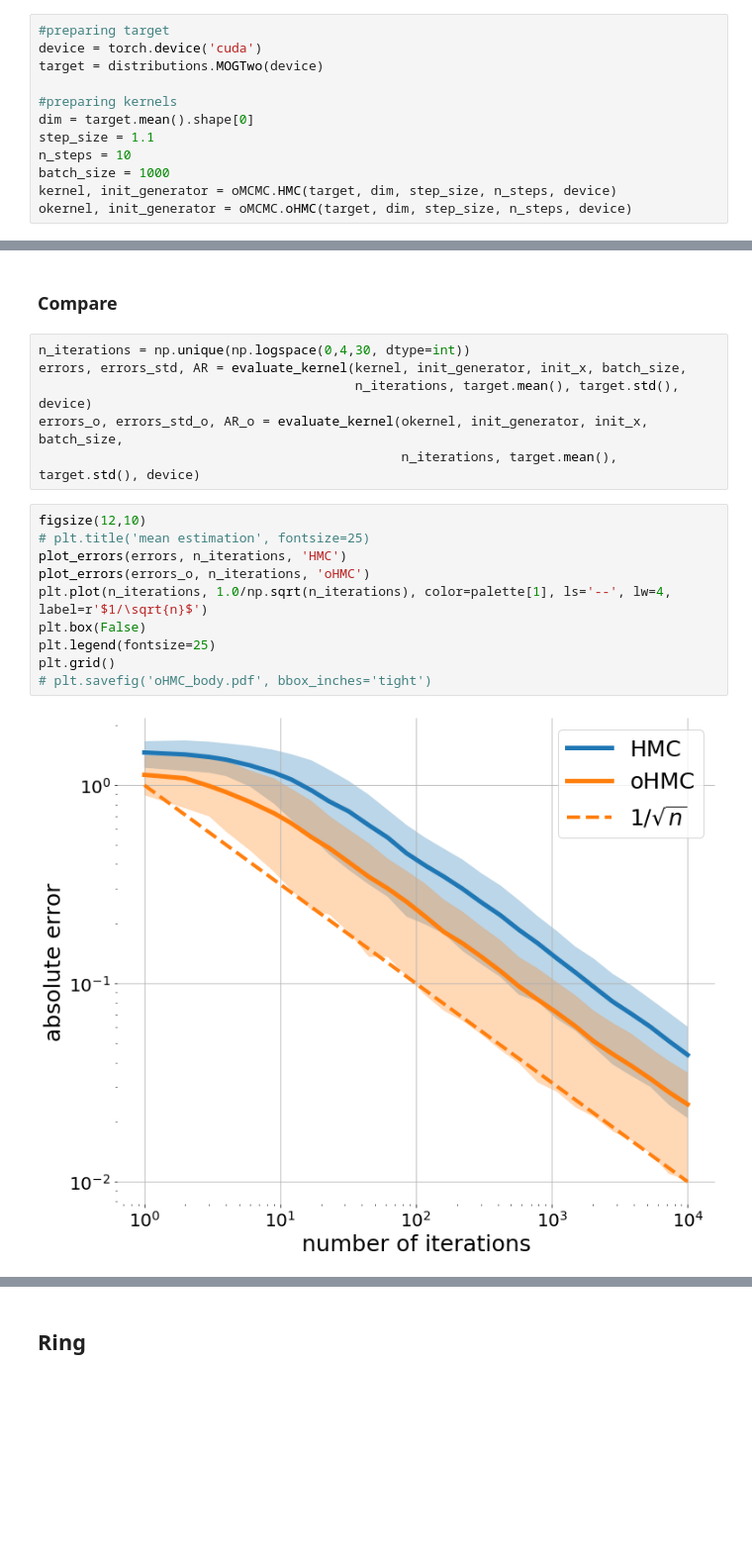
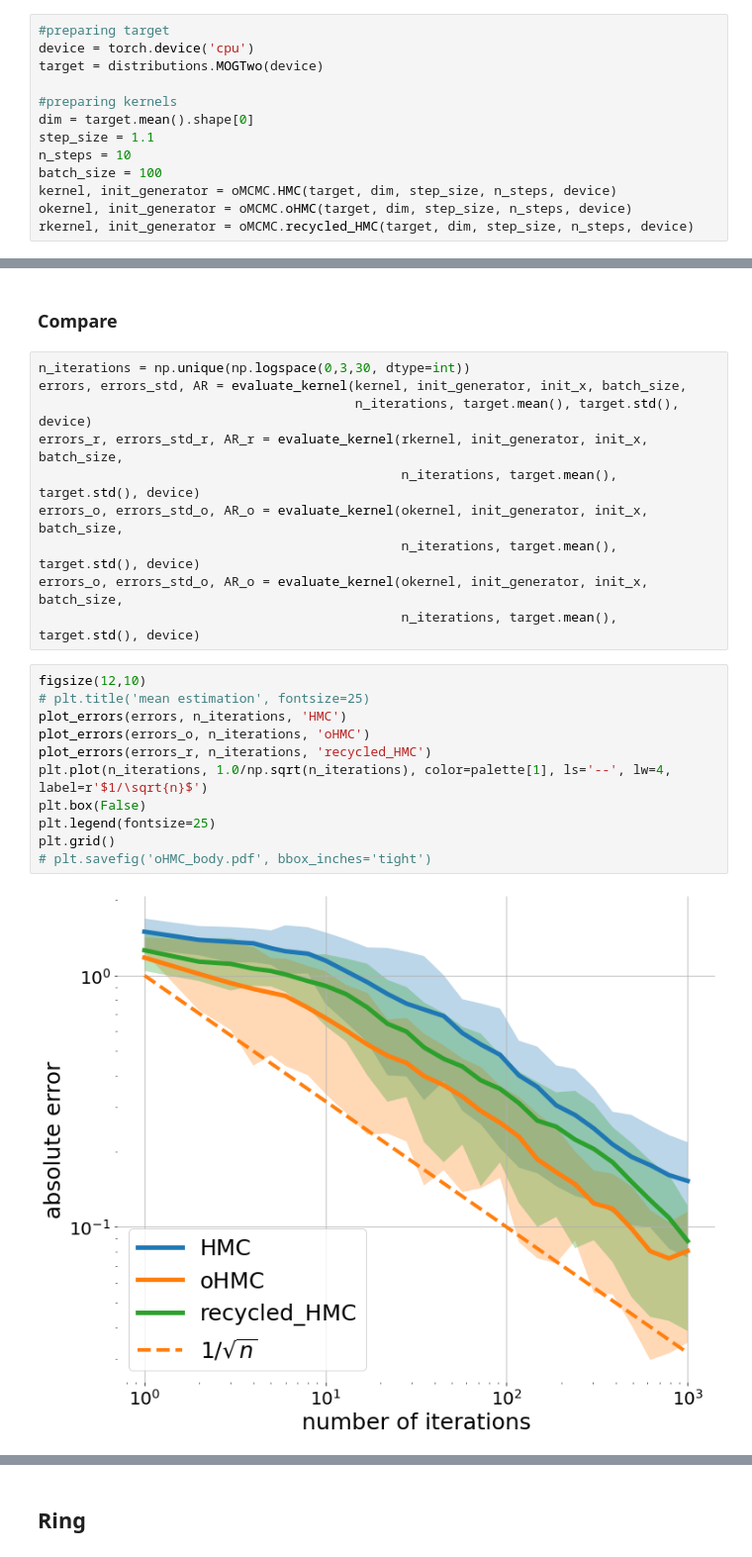
Before and after one commit to necludov/oMCMC, a Jupyter notebook: notebooks/HMC-cpu.ipynb, the cells around one changed output, grey strips where cells are left out. Shown at 99% size. Drawn from its saved outputs; the diff is of its cells as text; blank space fills up the shorter version.

```diff
--- a/notebooks/HMC.ipynb
+++ b/notebooks/HMC-cpu.ipynb
@@ -74,16 +74,17 @@ def plot_errors(errors, n_iterations, label):
 ## MogTwo
 # %%
 #preparing target
-device = torch.device('cuda')
+device = torch.device('cpu')
 target = distributions.MOGTwo(device)
 
 #preparing kernels
 dim = target.mean().shape[0]
 step_size = 1.1
 n_steps = 10
-batch_size = 1000
+batch_size = 100
 kernel, init_generator = oMCMC.HMC(target, dim, step_size, n_steps, device)
 okernel, init_generator = oMCMC.oHMC(target, dim, step_size, n_steps, device)
+rkernel, init_generator = oMCMC.recycled_HMC(target, dim, step_size, n_steps, device)
 # %% [markdown]
 ### Check
 
@@ -106,23 +107,28 @@ for i in range(9):
 # %% [markdown]
 ### Compare
 # %%
-n_iterations = np.unique(np.logspace(0,4,30, dtype=int))
+n_iterations = np.unique(np.logspace(0,3,30, dtype=int))
 errors, errors_std, AR = evaluate_kernel(kernel, init_generator, init_x, batch_size,
                                          n_iterations, target.mean(), target.std(), device)
+errors_r, errors_std_r, AR_r = evaluate_kernel(rkernel, init_generator, init_x, batch_size,
+                                               n_iterations, target.mean(), target.std(), device)
 errors_o, errors_std_o, AR_o = evaluate_kernel(okernel, init_generator, init_x, batch_size,
                                                n_iterations, target.mean(), target.std(), device)
+errors_o, errors_std_o, AR_o = evaluate_kernel(okernel, init_generator, init_x, batch_size,
+                                               n_iterations, target.mean(), target.std(), device)
 # %%
 figsize(12,10)
 # plt.title('mean estimation', fontsize=25)
 plot_errors(errors, n_iterations, 'HMC')
 plot_errors(errors_o, n_iterations, 'oHMC')
+plot_errors(errors_r, n_iterations, 'recycled_HMC')
 plt.plot(n_iterations, 1.0/np.sqrt(n_iterations), color=palette[1], ls='--', lw=4, label=r'$1/\sqrt{n}$')
 plt.box(False)
 plt.legend(fontsize=25)
 plt.grid()
 # plt.savefig('oHMC_body.pdf', bbox_inches='tight')
 # %% [output]
-[figure, old version]
+[figure, new version]
 # %%
 figsize(16,8)
 plt.subplot(1,2,1)
```
Also changed, not shown: parts of 7 cells of this notebook, 1 other file.
